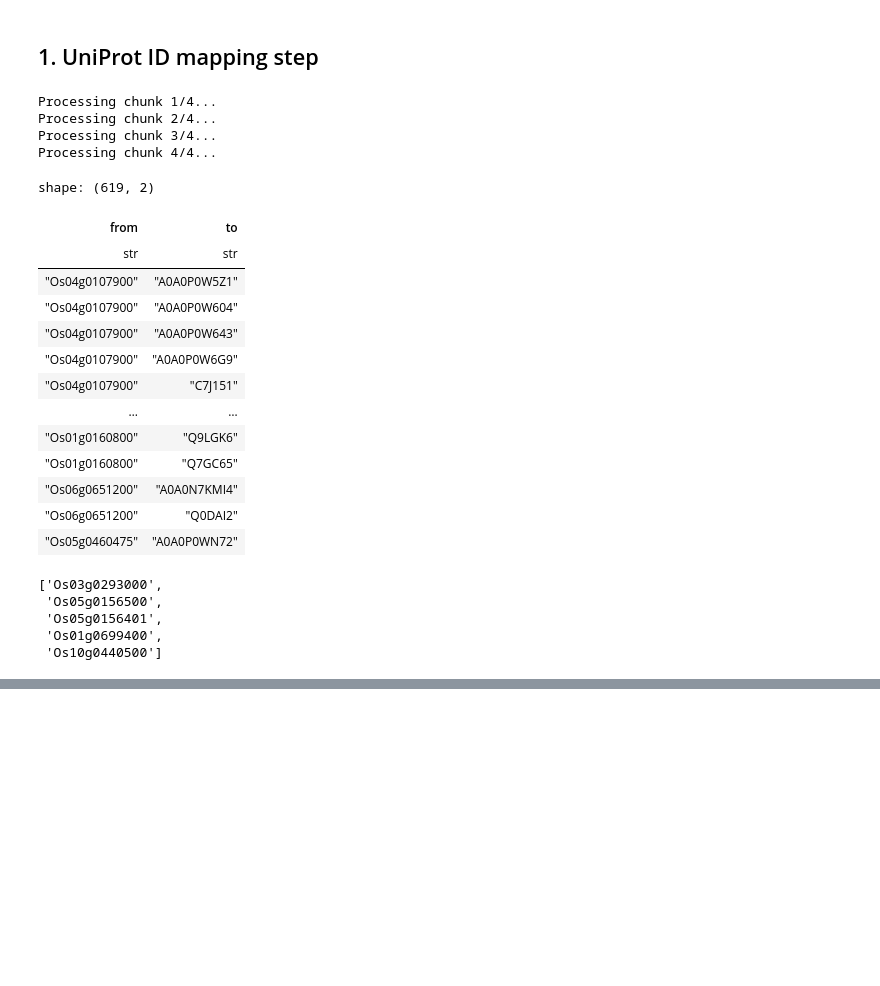
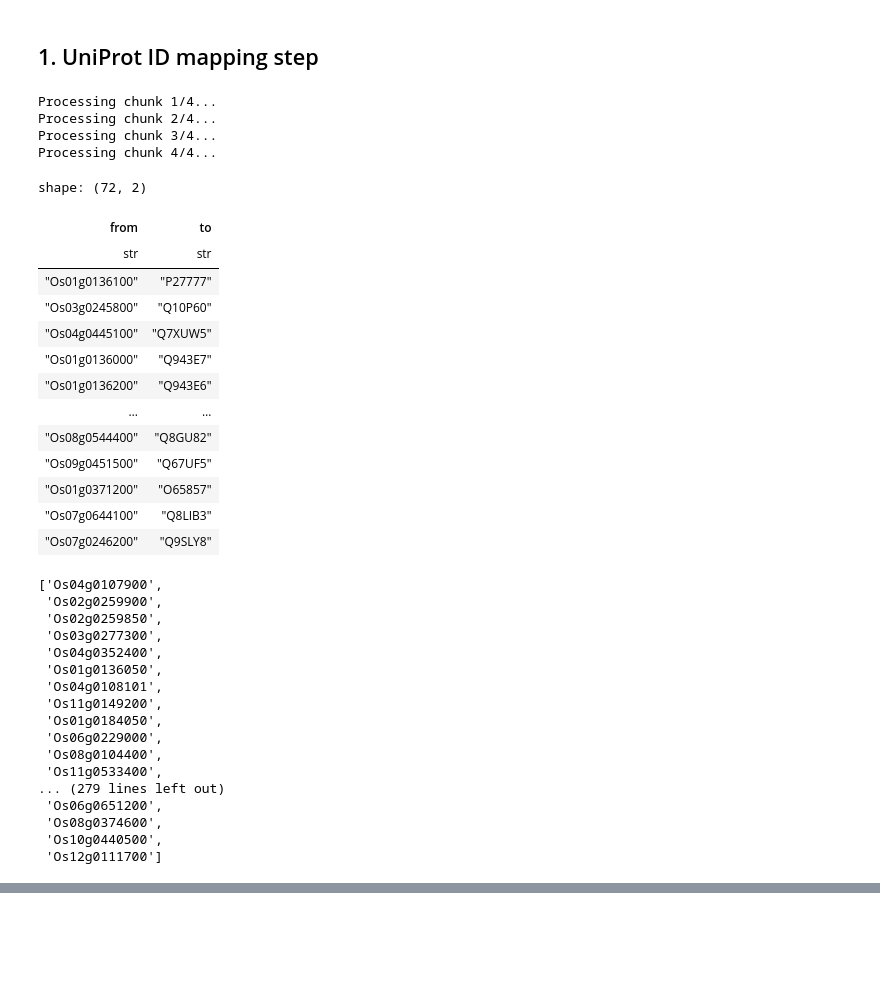
Before and after one commit to yonesora56/HS_rice_analysis, a Jupyter notebook: notebooks/uniprot_idmapping.ipynb, the cells around one changed output, grey strips where cells are left out. Drawn from its saved outputs; the diff is of its cells as text; code cells hidden in the pictures; blank space fills up the shorter version.

```diff
--- a/notebooks/uniprot_idmapping.ipynb
+++ b/notebooks/uniprot_idmapping.ipynb
@@ -7,7 +7,7 @@ import pathlib
 from typing import List, Tuple
 from unipressed import IdMappingClient
 # %%
-gene_id_tsv = "../Data/Data_HN5_genelist_rice_2402/HN5_genes_up_rice.tsv"
+gene_id_tsv = "../Data/07_extract_gene/HN5_genelist_rice_2507/HN5_genes_up_rice.tsv"
 query_db = "Ensembl_Genomes"
 target_db = "UniProtKB"
 json_dir = "rice_up_afinfo"
@@ -57,41 +57,53 @@ def batch_id_mapping(from_db: str, to_db: str, ids: List[str], chunk_size: int =
 # %%
 gene_ids = pl.read_csv(
     gene_id_tsv,
     separator='\t'
-).get_column("From").to_list()
+).get_column("GENEID").to_list()
 
 mapped_df, unmapped_ids = batch_id_mapping(
     query_db,
     target_db,
     gene_ids
 )
 
 display(mapped_df)
 display(unmapped_ids)
 # %% [output]
 Processing chunk 1/4...
 Processing chunk 2/4...
 Processing chunk 3/4...
 Processing chunk 4/4...
-shape: (619, 2)
+shape: (72, 2)
 | from | to |
 | str | str |
-| "Os04g0107900" | "A0A0P0W5Z1" |
-| "Os04g0107900" | "A0A0P0W604" |
-| "Os04g0107900" | "A0A0P0W643" |
-| "Os04g0107900" | "A0A0P0W6G9" |
-| "Os04g0107900" | "C7J151" |
+| "Os01g0136100" | "P27777" |
+| "Os03g0245800" | "Q10P60" |
+| "Os04g0445100" | "Q7XUW5" |
+| "Os01g0136000" | "Q943E7" |
+| "Os01g0136200" | "Q943E6" |
 | … | … |
-| "Os01g0160800" | "Q9LGK6" |
-| "Os01g0160800" | "Q7GC65" |
-| "Os06g0651200" | "A0A0N7KMI4" |
-| "Os06g0651200" | "Q0DAI2" |
-| "Os05g0460475" | "A0A0P0WN72" |
+| "Os08g0544400" | "Q8GU82" |
+| "Os09g0451500" | "Q67UF5" |
+| "Os01g0371200" | "O65857" |
+| "Os07g0644100" | "Q8LIB3" |
+| "Os07g0246200" | "Q9SLY8" |
-['Os03g0293000',
- 'Os05g0156500',
- 'Os05g0156401',
- 'Os01g0699400',
- 'Os10g0440500']
+['Os04g0107900',
+ 'Os02g0259900',
+ 'Os02g0259850',
+ 'Os03g0277300',
+ 'Os04g0352400',
+ 'Os01g0136050',
+ 'Os04g0108101',
+ 'Os11g0149200',
+ 'Os01g0184050',
+ 'Os06g0229000',
+ 'Os08g0104400',
+ 'Os11g0533400',
+... (279 lines left out)
+ 'Os06g0651200',
+ 'Os08g0374600',
+ 'Os10g0440500',
+ 'Os12g0111700']
 # %%
 mapped_df2 = mapped_df.rename(
     {
```
Also changed, not shown: parts of 6 cells of this notebook, 6 other files.
